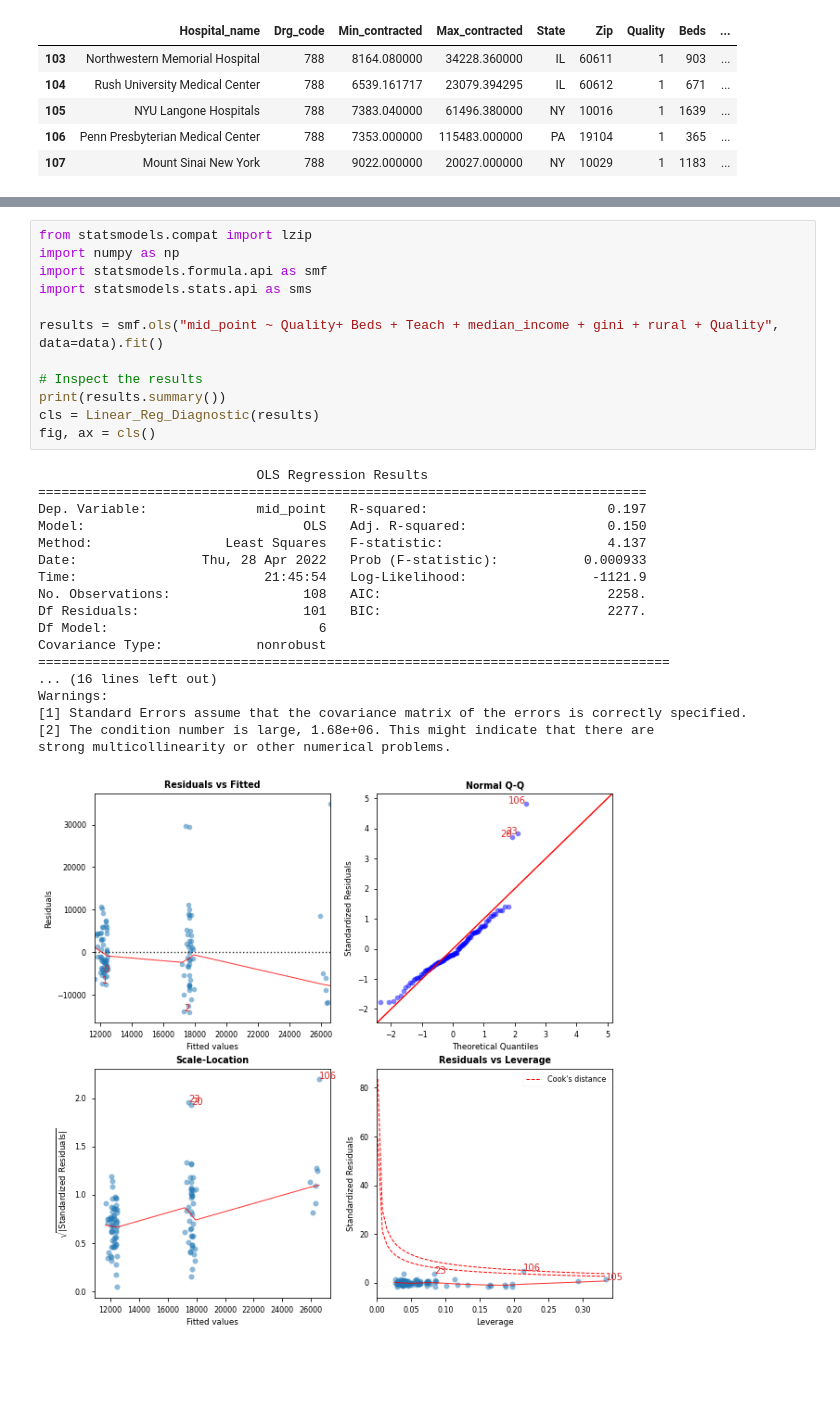
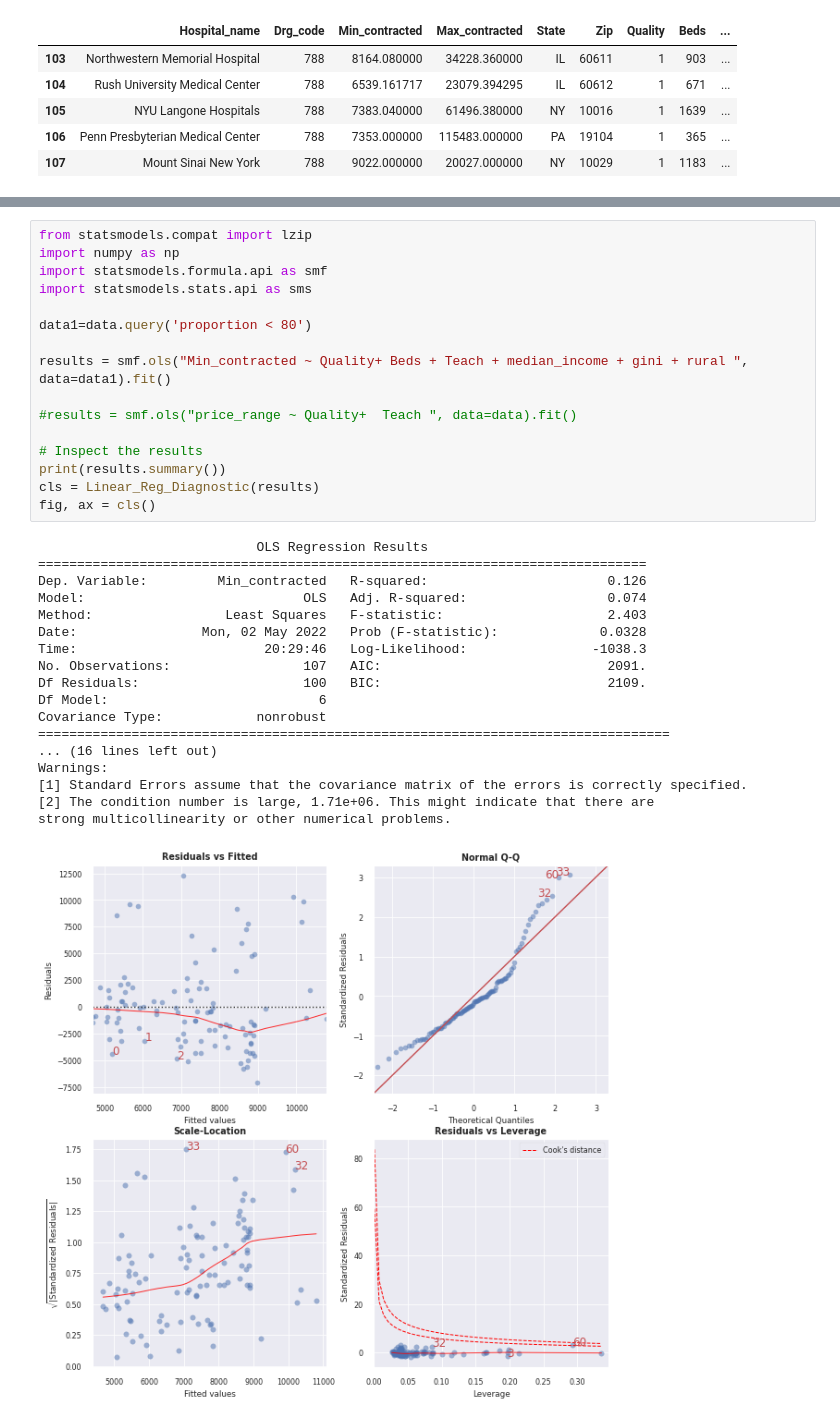
Before and after one commit to aperfilyeva/anna_data601, a Jupyter notebook: Project/hospital_analysis_ryan.ipynb, the cells around one changed output, grey strips where cells are left out. Saved outputs shown, nothing was run; the diff lists cells and outputs as text; blank space fills up the shorter version.

```diff
--- a/Project/hospital_analysis_ryan.ipynb
+++ b/Project/hospital_analysis_ryan.ipynb
@@ -524,33 +526,37 @@ data.tail()
 # %%
 from statsmodels.compat import lzip
 import numpy as np
 import statsmodels.formula.api as smf
 import statsmodels.stats.api as sms
 
-results = smf.ols("mid_point ~ Quality+ Beds + Teach + median_income + gini + rural + Quality", data=data).fit()
+data1=data.query('proportion < 80')
+
+results = smf.ols("Min_contracted ~ Quality+ Beds + Teach + median_income + gini + rural ", data=data1).fit()
+
+#results = smf.ols("price_range ~ Quality+  Teach ", data=data).fit()
 
 # Inspect the results
 print(results.summary())
 cls = Linear_Reg_Diagnostic(results)
 fig, ax = cls()
 # %% [output]
                             OLS Regression Results
 ==============================================================================
-Dep. Variable:              mid_point   R-squared:                       0.197
-Model:                            OLS   Adj. R-squared:                  0.150
-Method:                 Least Squares   F-statistic:                     4.137
-Date:                Thu, 28 Apr 2022   Prob (F-statistic):           0.000933
-Time:                        21:45:54   Log-Likelihood:                -1121.9
-No. Observations:                 108   AIC:                             2258.
-Df Residuals:                     101   BIC:                             2277.
+Dep. Variable:         Min_contracted   R-squared:                       0.126
+Model:                            OLS   Adj. R-squared:                  0.074
+Method:                 Least Squares   F-statistic:                     2.403
+Date:                Mon, 02 May 2022   Prob (F-statistic):             0.0328
+Time:                        20:29:46   Log-Likelihood:                -1038.3
+No. Observations:                 107   AIC:                             2091.
+Df Residuals:                     100   BIC:                             2109.
 Df Model:                           6
 Covariance Type:            nonrobust
 =================================================================================
 ... (16 lines left out)
 Warnings:
 [1] Standard Errors assume that the covariance matrix of the errors is correctly specified.
-[2] The condition number is large, 1.68e+06. This might indicate that there are
+[2] The condition number is large, 1.71e+06. This might indicate that there are
 strong multicollinearity or other numerical problems.
-[figure, old version]
+[figure, new version]
         Features  VIF Factor
 5  median_income        1.23
```
Also changed, not shown: parts of 3 cells of this notebook.
